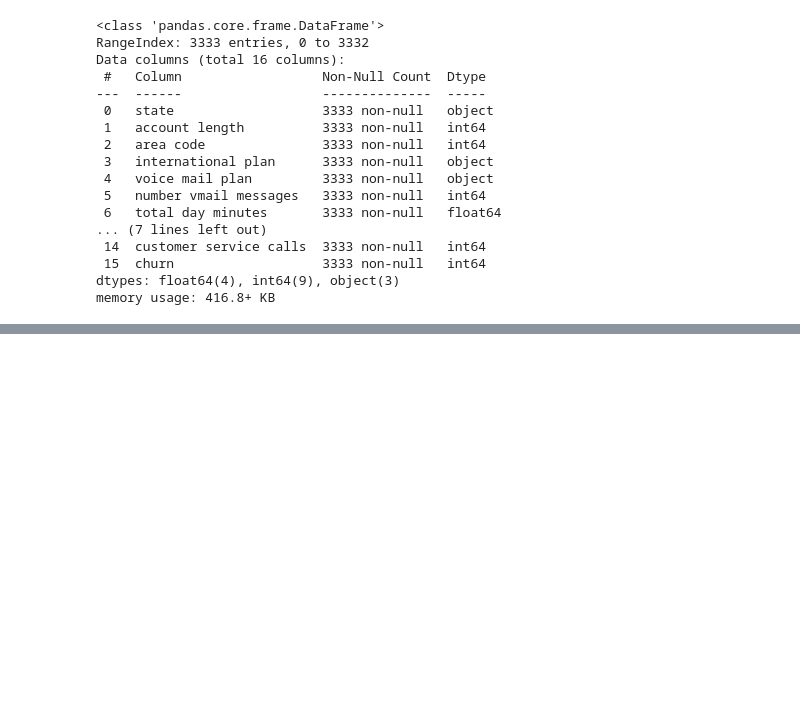
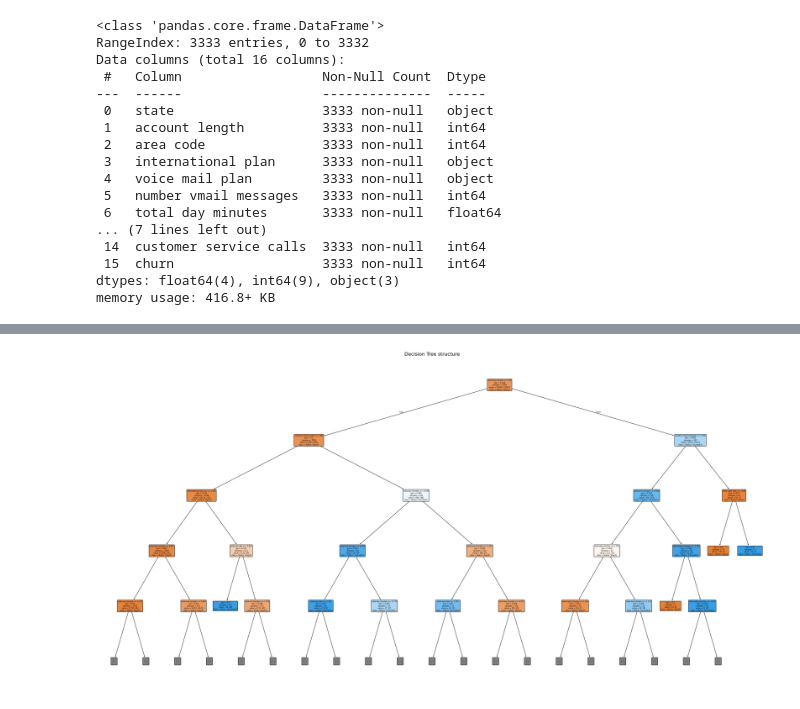
Before and after one commit to gakuovicky/Telecom-Project, a Jupyter notebook: churn_analysis.ipynb, the cells around one changed output, grey strips where cells are left out. Saved outputs shown, nothing was run; the diff lists cells and outputs as text; code cells hidden in the pictures; blank space fills up the shorter version.

```diff
--- a/churn_analysis.ipynb
+++ b/churn_analysis.ipynb
@@ -80,0 +309,15 @@ memory usage: 416.8+ KB
+# %%
+from sklearn.tree import plot_tree
+
+plt.figure(figsize=(40, 20))
+plot_tree(model_two,
+            max_depth=4,
+            feature_names=X_train_final.columns,
+            class_names=['Status: Stay(0)', 'Status: Churned(1)'],
+            filled=True,
+            impurity=True,
+            rounded=True)
+plt.title("Decision Tree structure", fontsize=16)
+plt.show()
+# %% [output]
+[figure, added]
```
Also changed, not shown: parts of 31 cells of this notebook, 4 other files.
